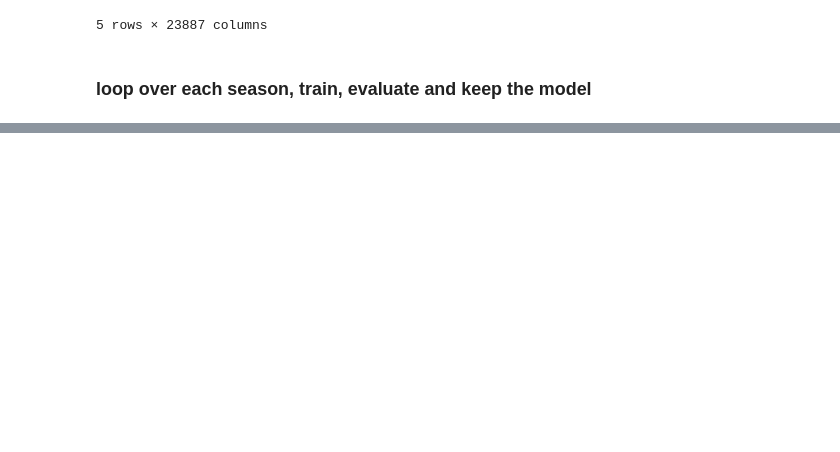
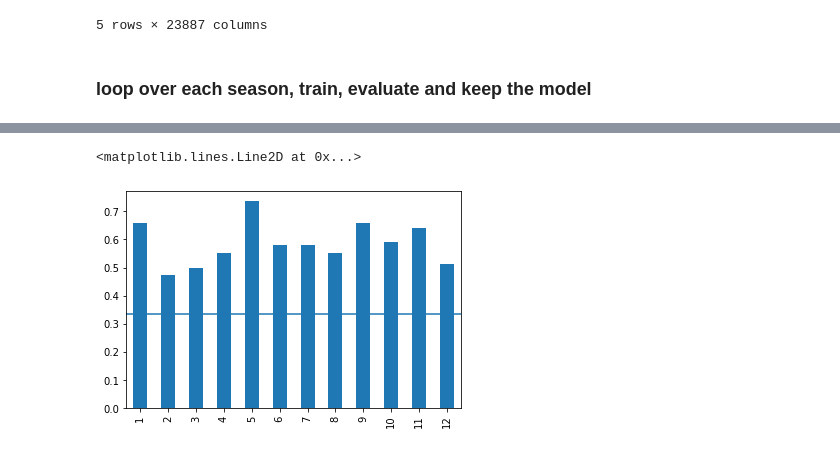
Before and after one commit to nicolasfauchereau/ML4seas, a Jupyter notebook: models/application_cases/classification/Innovation_Vineyards/AutoML/AUTOGLUON/notebooks/Innovation_Vineyards_SSTs_obs_noPCA_seasonal.ipynb, the cells around one changed output, grey strips where cells are left out. Saved outputs shown, nothing was run; the diff lists cells and outputs as text; code cells hidden in the pictures; blank space fills up the shorter version.

Commit message:
added Innovation_Vineyards_SSTs_obs_noPCA_seasonal.ipynb, training models individually for each season, making sure there's no information leakage

```diff
--- a/models/application_cases/classification/Innovation_Vineyards/AutoML/AUTOGLUON/notebooks/Innovation_Vineyards_SSTs_obs_noPCA_seasonal.ipynb
+++ b/models/application_cases/classification/Innovation_Vineyards/AutoML/AUTOGLUON/notebooks/Innovation_Vineyards_SSTs_obs_noPCA_seasonal.ipynb
@@ -318,0 +356,6 @@ training and evaluating for season 3
+# %%
+ax = pd.Series(seasonal_acc).plot.bar()
+ax.axhline(0.3333)
+# %% [output]
+<matplotlib.lines.Line2D at 0x...>
+[figure, added]
```
Also changed, not shown: parts of 6 cells of this notebook.
